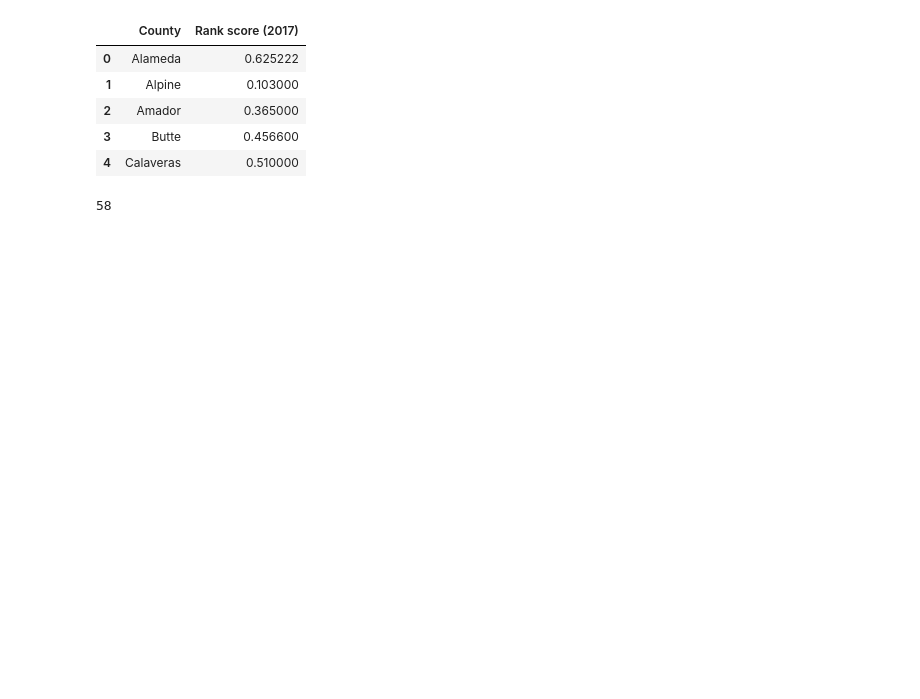
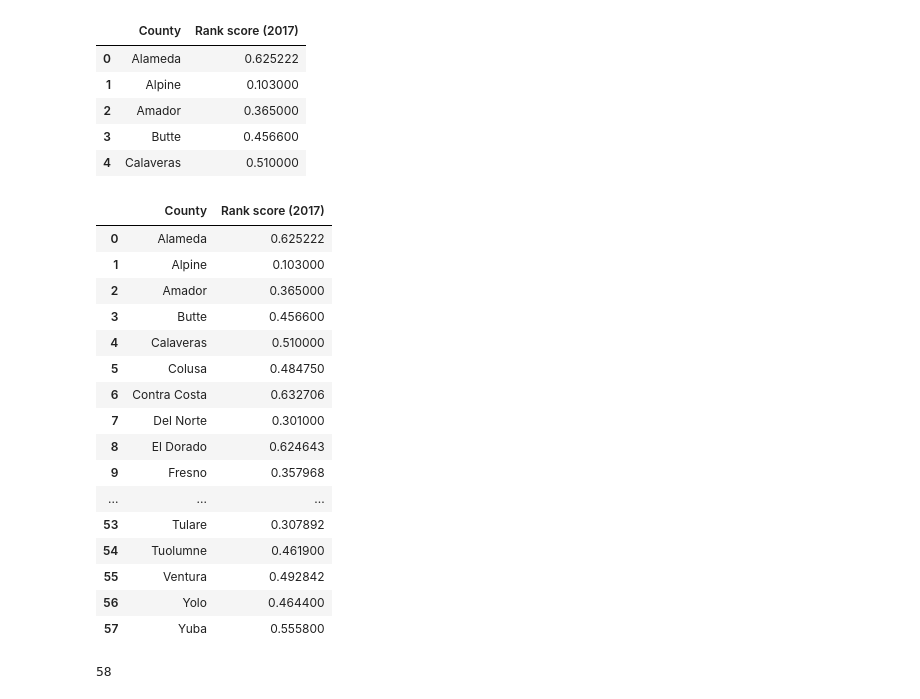
Before and after one commit to SUSA-org/HousingCrisisAPP, a Jupyter notebook: ipynbs/tracts_more_granular.ipynb, the cells around one changed output. Drawn from its saved outputs; the diff is of its cells as text; code cells hidden in the pictures; blank space fills up the shorter version.

```diff
--- a/ipynbs/tracts_more_granular.ipynb
+++ b/ipynbs/tracts_more_granular.ipynb
@@ -140,5 +181,5 @@ schools.head()
 # %%
-schools_by_county = schools[['County', 'Rank score (2017)']].groupby("County").aggregate(np.mean).reset_index()
+schools_by_county = schools[['County', 'Rank score (2017)']].groupby("County").aggregate(np.nanmean).reset_index()
 schools_by_county.head()
 # %% [output]
 |  | County | Rank score (2017) |
@@ -147,6 +188,26 @@ schools_by_county.head()
 | 2 | Amador | 0.365000 |
 | 3 | Butte | 0.456600 |
 | 4 | Calaveras | 0.510000 |
+# %%
+schools_by_county
+# %% [output]
+|  | County | Rank score (2017) |
+| 0 | Alameda | 0.625222 |
+| 1 | Alpine | 0.103000 |
+| 2 | Amador | 0.365000 |
+| 3 | Butte | 0.456600 |
+| 4 | Calaveras | 0.510000 |
+| 5 | Colusa | 0.484750 |
+| 6 | Contra Costa | 0.632706 |
+| 7 | Del Norte | 0.301000 |
+| 8 | El Dorado | 0.624643 |
+| 9 | Fresno | 0.357968 |
+| ... | ... | ... |
+| 53 | Tulare | 0.307892 |
+| 54 | Tuolumne | 0.461900 |
+| 55 | Ventura | 0.492842 |
+| 56 | Yolo | 0.464400 |
+| 57 | Yuba | 0.555800 |
 # %%
 len(schools_by_county)
 # %% [output]
```
Also changed, not shown: parts of 12 cells of this notebook, 1 other file.
